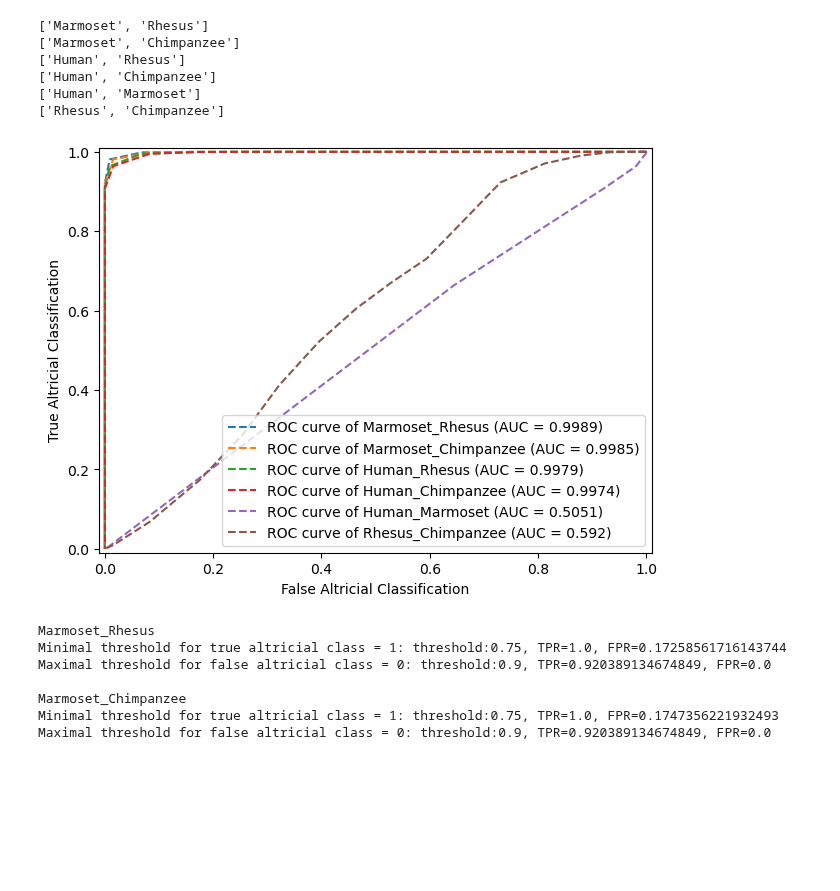
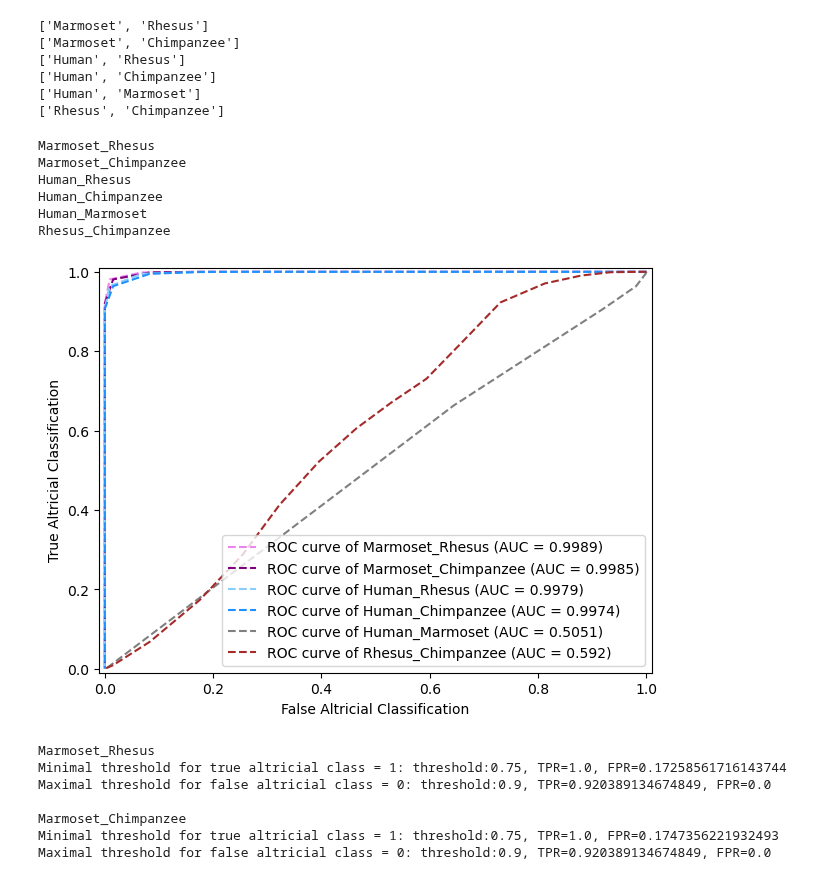
Before and after one commit to biagzi/altricial_brain_vocal_learning, a Jupyter notebook: code/Fig2B_and_2C.ipynb, the cells around one changed output. Cells and saved outputs as stored; diff of their text form; code cells hidden in the pictures; blank space fills up the shorter version.

```diff
--- a/code/Fig2B_and_2C.ipynb
+++ b/code/Fig2B_and_2C.ipynb
@@ -307,22 +319,30 @@ confusion_matrix = pd.DataFrame(confusion_matrix)
 ['Human', 'Marmoset']
 ['Rhesus', 'Chimpanzee']
 # %%
-from sklearn.metrics import auc
+colors = ["violet","purple","lightskyblue","dodgerblue","grey","brown"]
 
+auc_value = 0
 for i, pair in enumerate(confusion_matrix["pair_comparison"].unique()):
+    print(pair)
     conf_matrix_pair = confusion_matrix[confusion_matrix.pair_comparison == pair]
     fpr = list(conf_matrix_pair["FPR"])
     tpr = list(conf_matrix_pair["TPR"])
     auc_value = auc(fpr,tpr)
+    plt.plot(fpr, tpr,"--",color = colors[i],label='ROC curve of {0} (AUC = {1})'.format(pair,np.round(auc_value,4)))
 
-    plt.plot(fpr, tpr,"--",label='ROC curve of {0} (AUC = {1})'.format(pair,np.round(auc_value,4)))
 plt.xlim(-0.01,1.01)
 plt.ylim(-0.01,1.01)
 plt.legend()
 plt.xlabel("False Altricial Classification")
 plt.ylabel("True Altricial Classification")
 plt.tight_layout()
 plt.savefig("{0}/figs/ROC_plot.pdf".format(PYTHON_PATH),dpi = 300)
 # %% [output]
+Marmoset_Rhesus
+Marmoset_Chimpanzee
+Human_Rhesus
+Human_Chimpanzee
+Human_Marmoset
+Rhesus_Chimpanzee
-[figure, old version]
+[figure, new version]
 # %%
```
Also changed, not shown: parts of 6 cells of this notebook, 2 other files.
